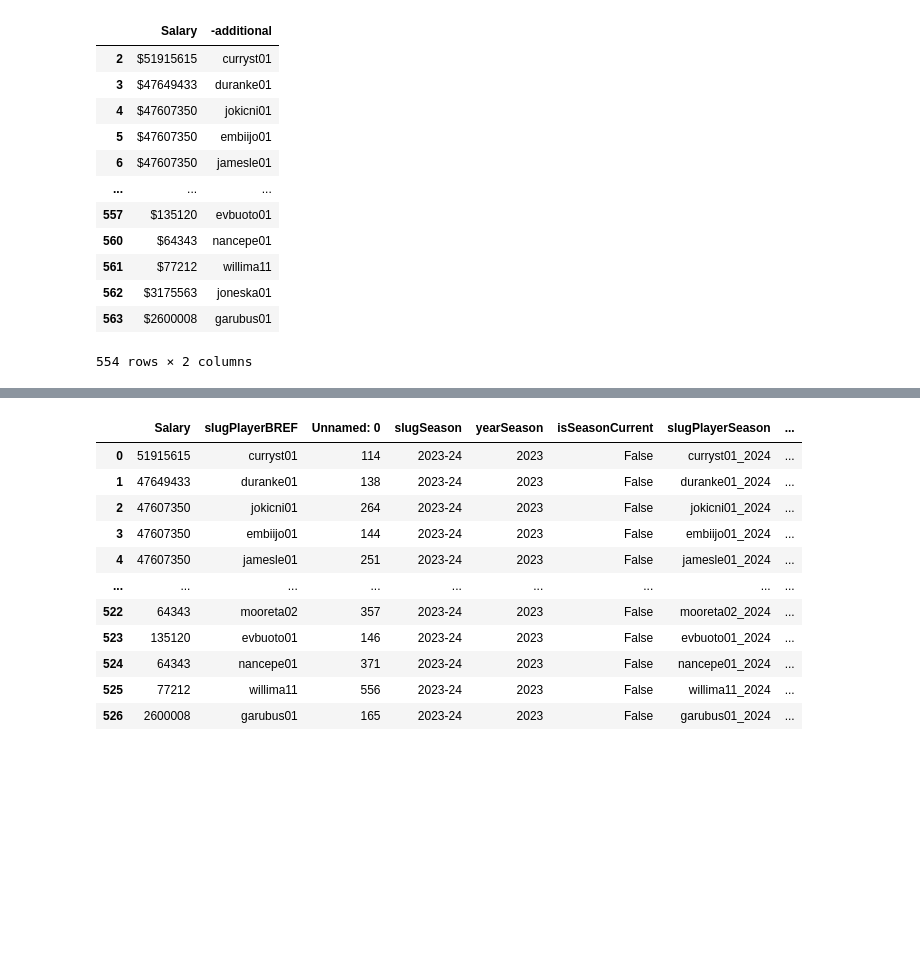
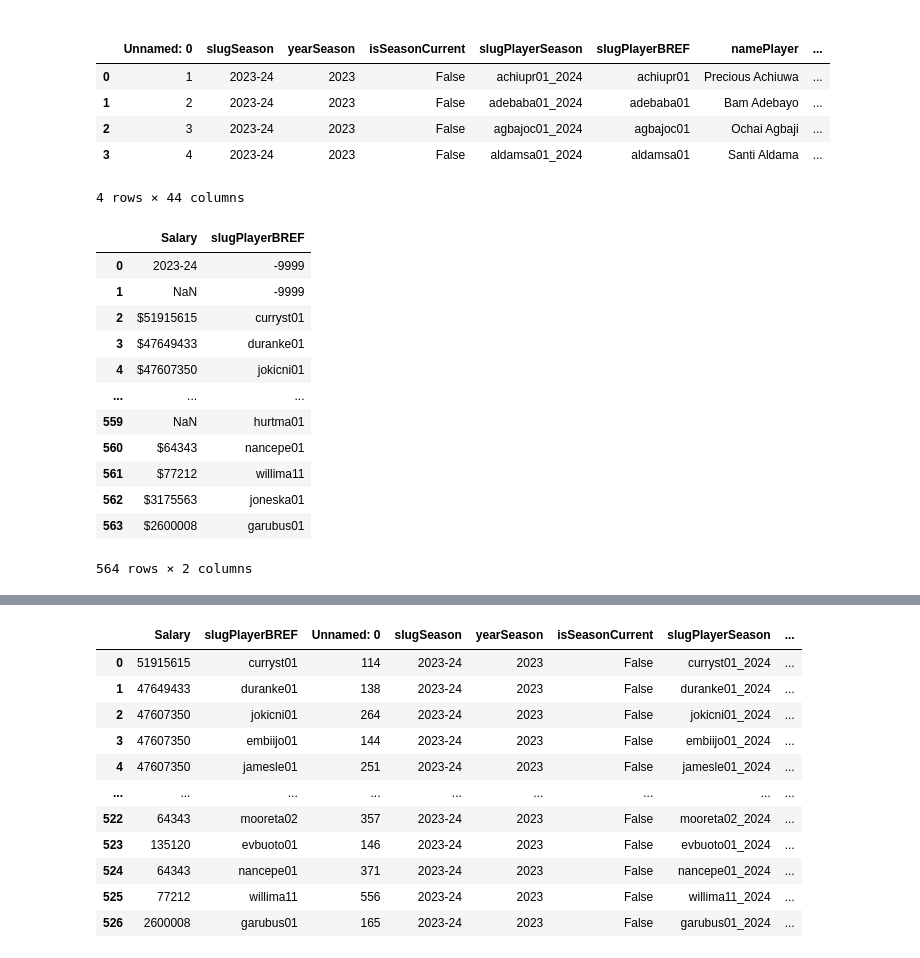
Before and after one commit to m-1806/nba, a Jupyter notebook: M.ipynb, the cells around one changed output, grey strips where cells are left out. Drawn from its saved outputs; the diff is of its cells as text; code cells hidden in the pictures; blank space fills up the shorter version.

```diff
--- a/M.ipynb
+++ b/M.ipynb
@@ -75,17 +39,32 @@ salary2
-# %%
-salary2 = salary2.drop([0])
-salary2
-# %% [output]
-|  | Salary | -additional |
-| 2 | $51915615 | curryst01 |
-| 3 | $47649433 | duranke01 |
-| 4 | $47607350 | jokicni01 |
-| 5 | $47607350 | embiijo01 |
-| 6 | $47607350 | jamesle01 |
-| ... | ... | ... |
-| 557 | $135120 | evbuoto01 |
-| 560 | $64343 | nancepe01 |
-| 561 | $77212 | willima11 |
-| 562 | $3175563 | joneska01 |
-| 563 | $2600008 | garubus01 |
-554 rows × 2 columns
+# %% [markdown]
+<holamundo>
+# %%
+stats.head(4)
+# %% [output]
+|  | Unnamed: 0 | slugSeason | yearSeason | isSeasonCurrent | slugPlayerSeason | slugPlayerBREF | namePlayer | ... |
+| 0 | 1 | 2023-24 | 2023 | False | achiupr01_2024 | achiupr01 | Precious Achiuwa | ... |
+| 1 | 2 | 2023-24 | 2023 | False | adebaba01_2024 | adebaba01 | Bam Adebayo | ... |
+| 2 | 3 | 2023-24 | 2023 | False | agbajoc01_2024 | agbajoc01 | Ochai Agbaji | ... |
+| 3 | 4 | 2023-24 | 2023 | False | aldamsa01_2024 | aldamsa01 | Santi Aldama | ... |
+4 rows × 44 columns
+# %%
+# Nos quedamos con la fila Salario y su slugPlayerBREF
+salary2 = salary[["Salary", "-additional"]]
+
+# Renombramos "-additional" a "slugPlayerBREF"
+salary2 = salary2.rename(columns = {'-additional':'slugPlayerBREF'})
+salary2
+# %% [output]
+|  | Salary | slugPlayerBREF |
+| 0 | 2023-24 | -9999 |
+| 1 | NaN | -9999 |
+| 2 | $51915615 | curryst01 |
+| 3 | $47649433 | duranke01 |
+| 4 | $47607350 | jokicni01 |
+| ... | ... | ... |
+| 559 | NaN | hurtma01 |
+| 560 | $64343 | nancepe01 |
+| 561 | $77212 | willima11 |
+| 562 | $3175563 | joneska01 |
+| 563 | $2600008 | garubus01 |
+564 rows × 2 columns
```
Also changed, not shown: parts of 21 cells of this notebook.
